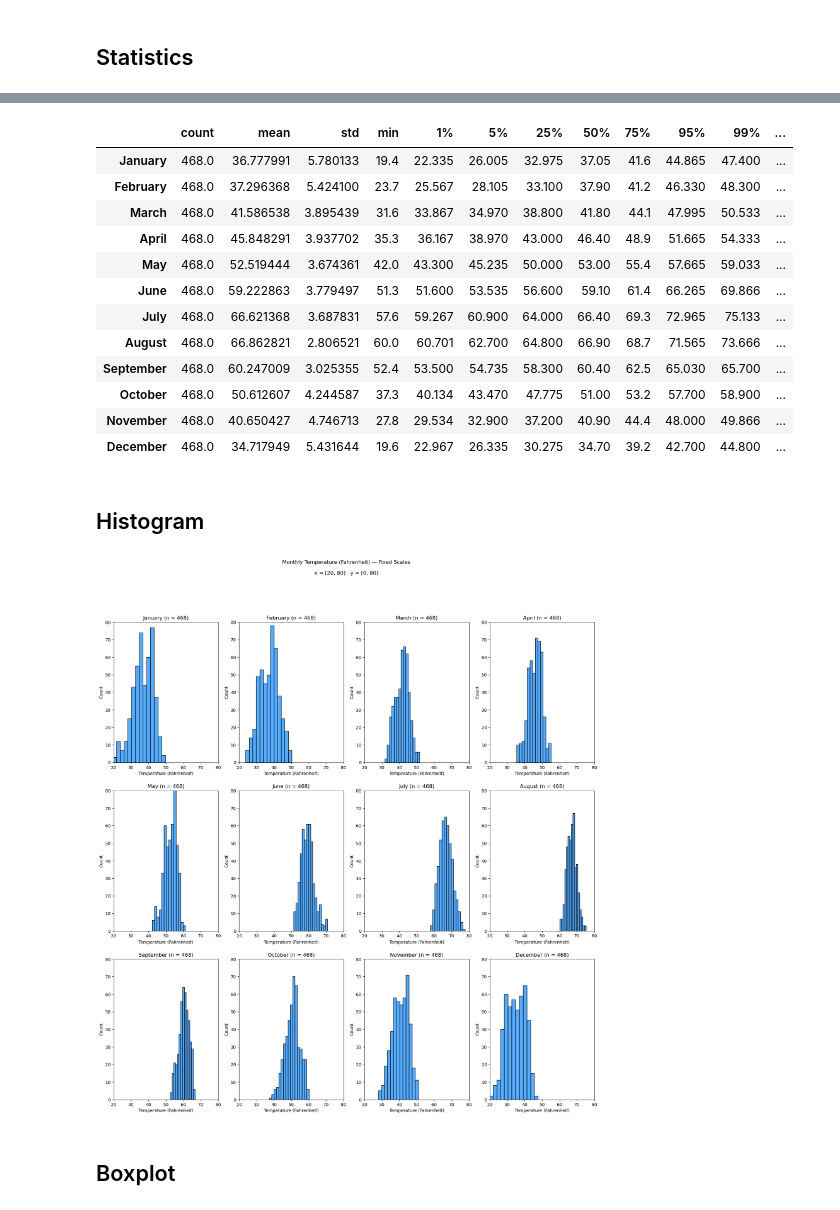
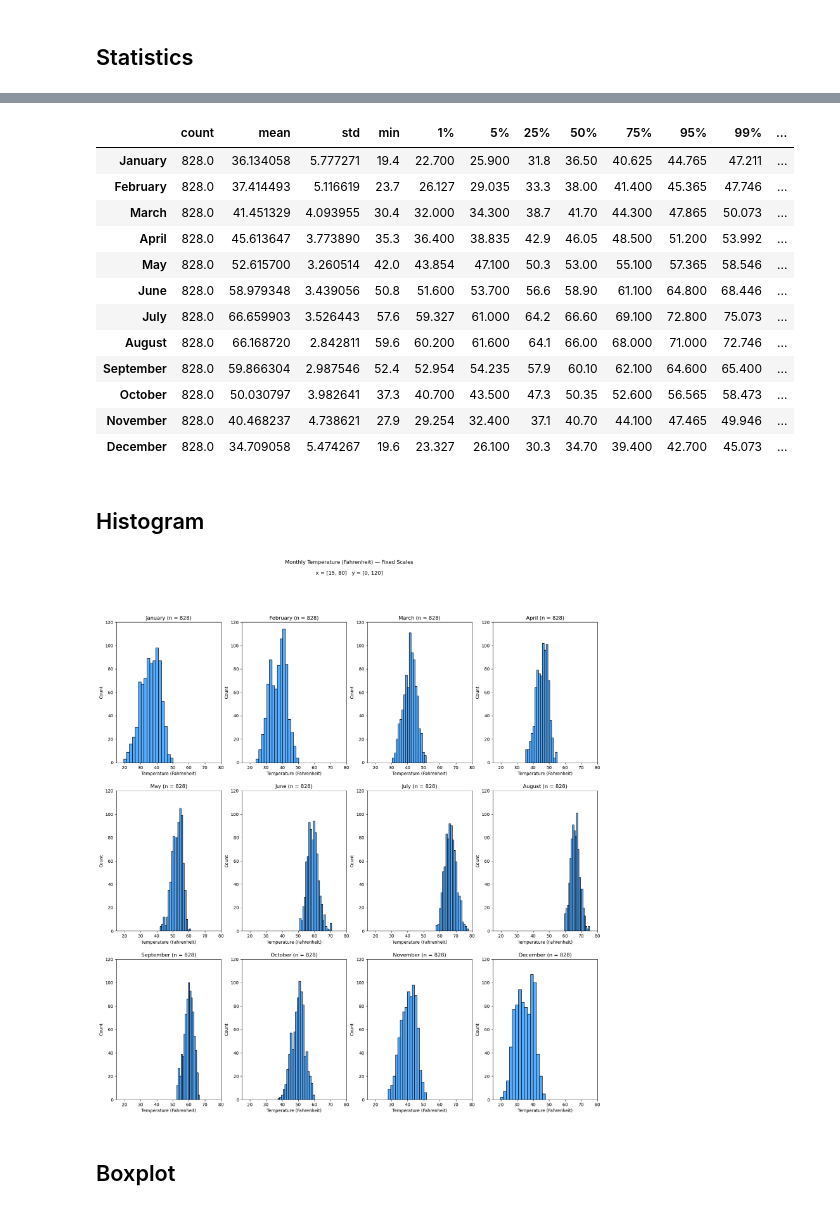
Before and after one commit to seanthayer/Predicting-Wildfires-Using-Machine-Learning, a Jupyter notebook: stats/analysis_by_time_scales.ipynb, the cells around one changed output, grey strips where cells are left out. Drawn from its saved outputs; the diff is of its cells as text; code cells hidden in the pictures.

Commit message:
refactor: modify notebooks to use new data format

```diff
--- a/stats/analysis_by_time_scales.ipynb
+++ b/stats/analysis_by_time_scales.ipynb
@@ -20,15 +20,9 @@ import seaborn as sns
 import numpy as np
 import const as const
 # %%
-dfs_precip_counties = []
-dfs_temp_counties = []
-
-for county in const.county_list:
-  # Maintain data frame arrays, each corresponding to a county in Oregon
-  dfs_precip_counties.append(pd.read_csv("./data/Precipitation_By_County/{}_Prec.csv".format(county), sep = ',', header = 0))
-  dfs_temp_counties.append(pd.read_csv("./data/Temperature_By_County/{}_Temp.csv".format(county), sep = ',', header = 0))
-
-df_wildfire = pd.read_csv("./data/Oregon_Fire_Record.csv", sep = ',', header = 0)
+df_precip = pd.read_csv("./data/datasets/Oregon_Precipitation.csv", sep = ',', header = 0)
+df_temp = pd.read_csv("./data/datasets/Oregon_Temperature_Mean.csv", sep = ',', header = 0)
+df_wildfire = pd.read_csv("./data/datasets/Oregon_Fire_Incidence.csv", sep = ',', header = 0)
 # %% [markdown]
 # Precipitation Data
 # %%
@@ -37,7 +31,7 @@ dict_precip_month = {}
 for i in range(1, 13):
   # Query dataset for rows matching the i'th month and retrieve the precipitation data
   # Collate within a matrix, flatten into a 1-D array, and add to the dictionary as a series
-  dict_precip_month[i] = pd.Series(np.concatenate(np.array([df.query("Month == {}".format(i))["Precipitation"].to_numpy() for df in dfs_precip_counties])))
+  dict_precip_month[i] = pd.Series(df_precip.query("Month == {}".format(i))["Precipitation"].to_numpy())
 # %% [markdown]
 ## Statistics
 # %%
@@ -77,7 +71,7 @@ df_stats_precip.describe(percentiles = [0.01, 0.05, 0.25, 0.5, 0.75, 0.95, 0.99]
 # %%
 # Create master plot with subplots for each month of the year
 plot_months_hist, ax_hist = plot.subplots(3, 4, figsize = (20, 20))
-plot_months_hist.suptitle("Monthly Precipitation (inches) — Fixed Scales\n\nx = [0, 25]   y = [0, 120]")
+plot_months_hist.suptitle("Monthly Precipitation (inches) — Fixed Scales\n\nx = [0, 25]   y = [0, 200]")
 
 j = k = 0
 for i in range(1, 13):
@@ -85,7 +79,7 @@ for i in range(1, 13):
   ax_hist[j][k].set_title(const.month_list[i - 1] + " (n = {})".format(len(dict_precip_month[i])))
   ax_hist[j][k].set_xlabel("Precipitation (inches)")
   ax_hist[j][k].set_xlim(0, 25)
-  ax_hist[j][k].set_ylim(0, 120)
+  ax_hist[j][k].set_ylim(0, 200)
 
   k = i % 4
   j += 1 if k == 0 else 0
@@ -107,7 +101,7 @@ dict_temp_month = {}
 for i in range(1, 13):
   # Query dataset for rows matching the i'th month and retrieve the precipitation data
   # Collate within a matrix, flatten into a 1-D array, and add to the dictionary as a series
-  dict_temp_month[i] = pd.Series(np.concatenate(np.array([df.query("Month == {}".format(i))["Temperature"].to_numpy() for df in dfs_temp_counties])))
+  dict_temp_month[i] = pd.Series(df_temp.query("Month == {}".format(i))["Temperature_Mean"].to_numpy())
 # %% [markdown]
 ## Statistics
 # %%
@@ -130,37 +124,37 @@ df_stats_temp.columns = const.month_list
 df_stats_temp.describe(percentiles = [0.01, 0.05, 0.25, 0.5, 0.75, 0.95, 0.99]).T
 # %% [output]
 |  | count | mean | std | min | 1% | 5% | 25% | 50% | 75% | 95% | 99% | ... |
-| January | 468.0 | 36.777991 | 5.780133 | 19.4 | 22.335 | 26.005 | 32.975 | 37.05 | 41.6 | 44.865 | 47.400 | ... |
-| February | 468.0 | 37.296368 | 5.424100 | 23.7 | 25.567 | 28.105 | 33.100 | 37.90 | 41.2 | 46.330 | 48.300 | ... |
-| March | 468.0 | 41.586538 | 3.895439 | 31.6 | 33.867 | 34.970 | 38.800 | 41.80 | 44.1 | 47.995 | 50.533 | ... |
-| April | 468.0 | 45.848291 | 3.937702 | 35.3 | 36.167 | 38.970 | 43.000 | 46.40 | 48.9 | 51.665 | 54.333 | ... |
-| May | 468.0 | 52.519444 | 3.674361 | 42.0 | 43.300 | 45.235 | 50.000 | 53.00 | 55.4 | 57.665 | 59.033 | ... |
-| June | 468.0 | 59.222863 | 3.779497 | 51.3 | 51.600 | 53.535 | 56.600 | 59.10 | 61.4 | 66.265 | 69.866 | ... |
-| July | 468.0 | 66.621368 | 3.687831 | 57.6 | 59.267 | 60.900 | 64.000 | 66.40 | 69.3 | 72.965 | 75.133 | ... |
-| August | 468.0 | 66.862821 | 2.806521 | 60.0 | 60.701 | 62.700 | 64.800 | 66.90 | 68.7 | 71.565 | 73.666 | ... |
-| September | 468.0 | 60.247009 | 3.025355 | 52.4 | 53.500 | 54.735 | 58.300 | 60.40 | 62.5 | 65.030 | 65.700 | ... |
-| October | 468.0 | 50.612607 | 4.244587 | 37.3 | 40.134 | 43.470 | 47.775 | 51.00 | 53.2 | 57.700 | 58.900 | ... |
-| November | 468.0 | 40.650427 | 4.746713 | 27.8 | 29.534 | 32.900 | 37.200 | 40.90 | 44.4 | 48.000 | 49.866 | ... |
-| December | 468.0 | 34.717949 | 5.431644 | 19.6 | 22.967 | 26.335 | 30.275 | 34.70 | 39.2 | 42.700 | 44.800 | ... |
+| January | 828.0 | 36.134058 | 5.777271 | 19.4 | 22.700 | 25.900 | 31.8 | 36.50 | 40.625 | 44.765 | 47.211 | ... |
+| February | 828.0 | 37.414493 | 5.116619 | 23.7 | 26.127 | 29.035 | 33.3 | 38.00 | 41.400 | 45.365 | 47.746 | ... |
+| March | 828.0 | 41.451329 | 4.093955 | 30.4 | 32.000 | 34.300 | 38.7 | 41.70 | 44.300 | 47.865 | 50.073 | ... |
+| April | 828.0 | 45.613647 | 3.773890 | 35.3 | 36.400 | 38.835 | 42.9 | 46.05 | 48.500 | 51.200 | 53.992 | ... |
+| May | 828.0 | 52.615700 | 3.260514 | 42.0 | 43.854 | 47.100 | 50.3 | 53.00 | 55.100 | 57.365 | 58.546 | ... |
+| June | 828.0 | 58.979348 | 3.439056 | 50.8 | 51.600 | 53.700 | 56.6 | 58.90 | 61.100 | 64.800 | 68.446 | ... |
+| July | 828.0 | 66.659903 | 3.526443 | 57.6 | 59.327 | 61.000 | 64.2 | 66.60 | 69.100 | 72.800 | 75.073 | ... |
+| August | 828.0 | 66.168720 | 2.842811 | 59.6 | 60.200 | 61.600 | 64.1 | 66.00 | 68.000 | 71.000 | 72.746 | ... |
+| September | 828.0 | 59.866304 | 2.987546 | 52.4 | 52.954 | 54.235 | 57.9 | 60.10 | 62.100 | 64.600 | 65.400 | ... |
+| October | 828.0 | 50.030797 | 3.982641 | 37.3 | 40.700 | 43.500 | 47.3 | 50.35 | 52.600 | 56.565 | 58.473 | ... |
+| November | 828.0 | 40.468237 | 4.738621 | 27.9 | 29.254 | 32.400 | 37.1 | 40.70 | 44.100 | 47.465 | 49.946 | ... |
+| December | 828.0 | 34.709058 | 5.474267 | 19.6 | 23.327 | 26.100 | 30.3 | 34.70 | 39.400 | 42.700 | 45.073 | ... |
 # %% [markdown]
 ## Histogram
 # %%
 # Create master plot with subplots for each month of the year
 plot_months_hist, ax_hist = plot.subplots(3, 4, figsize = (20, 20))
-plot_months_hist.suptitle("Monthly Temperature (Fahrenheit) — Fixed Scales\n\nx = [20, 80]   y = [0, 80]")
+plot_months_hist.suptitle("Monthly Temperature (Fahrenheit) — Fixed Scales\n\nx = [15, 80]   y = [0, 120]")
 
 j = k = 0
 for i in range(1, 13):
   sns.histplot(ax = ax_hist[j][k], x = dict_temp_month[i], color = "dodgerblue")
   ax_hist[j][k].set_title(const.month_list[i - 1] + " (n = {})".format(len(dict_temp_month[i])))
   ax_hist[j][k].set_xlabel("Temperature (Fahrenheit)")
-  ax_hist[j][k].set_xlim(20, 80)
-  ax_hist[j][k].set_ylim(0, 80)
+  ax_hist[j][k].set_xlim(15, 80)
+  ax_hist[j][k].set_ylim(0, 120)
 
   k = i % 4
   j += 1 if k == 0 else 0
 # %% [output]
-[figure, old version]
+[figure, new version]
 # %% [markdown]
 ## Boxplot
 # %%
```
Also changed, not shown: parts of 8 cells of this notebook.
